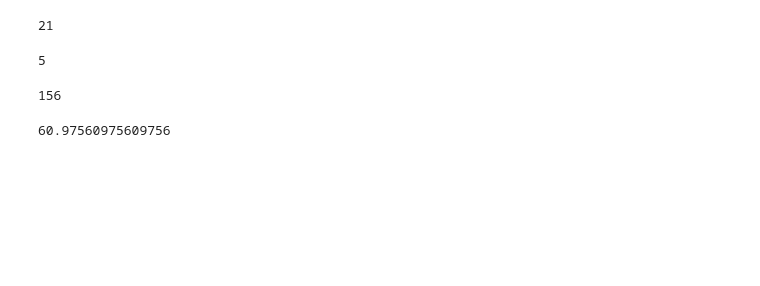
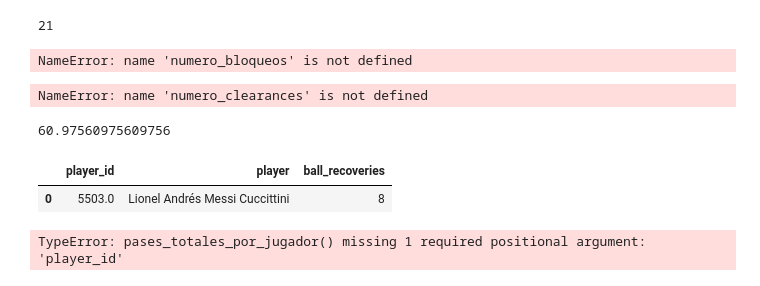
Before and after one commit to Germiprogramer/TFG-Agente-de-Scouting, a Jupyter notebook: funciones.ipynb, the cells around one changed output. Saved outputs shown, nothing was run; the diff lists cells and outputs as text; code cells hidden in the pictures; blank space fills up the shorter version.

```diff
--- a/defensas.ipynb
+++ b/funciones.ipynb
@@ -81,3 +114,25 @@ eventos_barça = obtener_eventos_por_partidos(match_ids_barça)
+# %%
+def obtener_eventos_por_partidos(lista_match_ids):
+    """
+    Descarga y concatena todos los eventos de los partidos dados.
+    """
+    eventos_todos = []
+
+    for match_id in lista_match_ids:
+        try:
+            match_id_int = int(match_id)
+            eventos = sb.events(match_id=match_id_int)
+            eventos['match_id'] = match_id
+            eventos_todos.append(eventos)
+        except Exception as e:
+            print(f"❌ Error en partido {match_id}: {e}")
+            continue
+
+    return pd.concat(eventos_todos, ignore_index=True) if eventos_todos else pd.DataFrame()
+
+match_ids_barça = fc_barcelona['match_id'].tolist()
+
+eventos_barça = obtener_eventos_por_partidos(match_ids_barça)
 # %%
 eventos_barça
 # %% [output]
@@ -347,11 +402,11 @@ intercepciones_exitosas_totales(busquets)
 # %%
 numero_bloqueos(mascherano)
 # %% [output]
-5
+NameError: name 'numero_bloqueos' is not defined
 # %%
 numero_clearances(pique)
 # %% [output]
-156
+NameError: name 'numero_clearances' is not defined
 # %%
 def duelos_aereos_ganados(df):
     """Número total de duelos aéreos ganados (vía despejes + tiros)."""
@@ -402,3 +457,40 @@ def porcentaje_duelos_aereos_ganados_tiro(df):
 porcentaje_duelos_aereos_ganados(pique)
 # %% [output]
 60.97560975609756
+# %%
+def contar_ball_recoveries(df_eventos):
+    """
+    Devuelve un DataFrame con el número de recuperaciones de balón por jugador.
+    """
+    # Filtrar eventos donde existe alguna recuperación (ofensiva o no fallida)
+    df = df_eventos[df_eventos['ball_recovery_offensive'].notna() | df_eventos['ball_recovery_recovery_failure'].notna()]
+
+    # Filtrar eventos sin jugador
+    df_s = df.dropna(subset=['player_id', 'player'])
+
+    # Agrupar y contar recuperaciones por jugador
+    recuperaciones = df_s.groupby(['player_id', 'player']).size().reset_index(name='ball_recoveries')
+
+    return recuperaciones
+
+contar_ball_recoveries(messi)
+# %% [output]
+|  | player_id | player | ball_recoveries |
+| 0 | 5503.0 | Lionel Andrés Messi Cuccittini | 8 |
+# %%
+def pases_totales_por_jugador(df, player_id):
+    df_jugador = df[(df['type'] == 'Pass') & (df['player_id'] == player_id)]
+    if df_jugador.empty:
+        return player_id, None, 0, 0, 0.0
+
+    player = df_jugador['player'].iloc[0]
+    total = len(df_jugador)
+    completados = df_jugador['pass_outcome'].isna().sum()
+    porcentaje = (completados / total) * 100 if total > 0 else 0.0
+
+    return player_id, player, total, completados, porcentaje
+
+
+pases_totales_por_jugador(messi)
+# %% [output]
+TypeError: pases_totales_por_jugador() missing 1 required positional argument: 'player_id'
```
Also changed, not shown: parts of 5 cells of this notebook, 17 other files.
